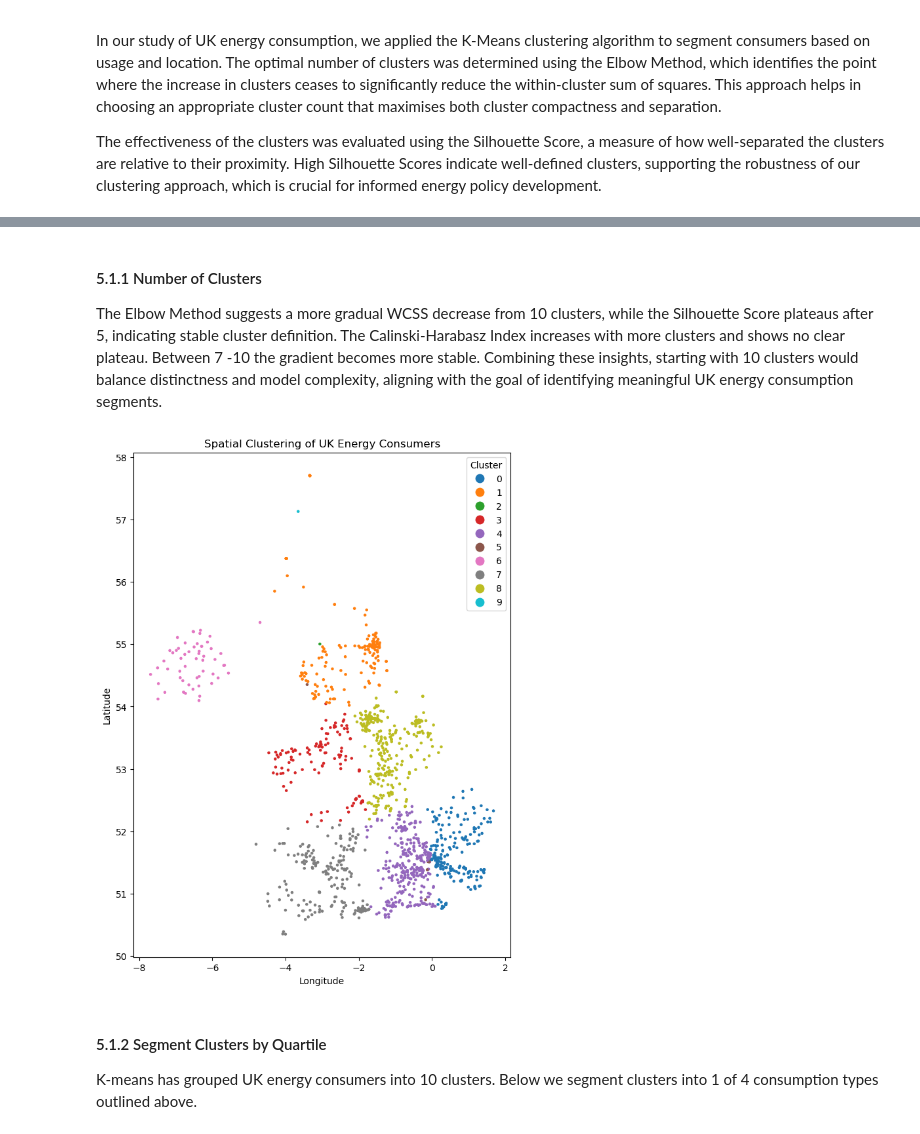
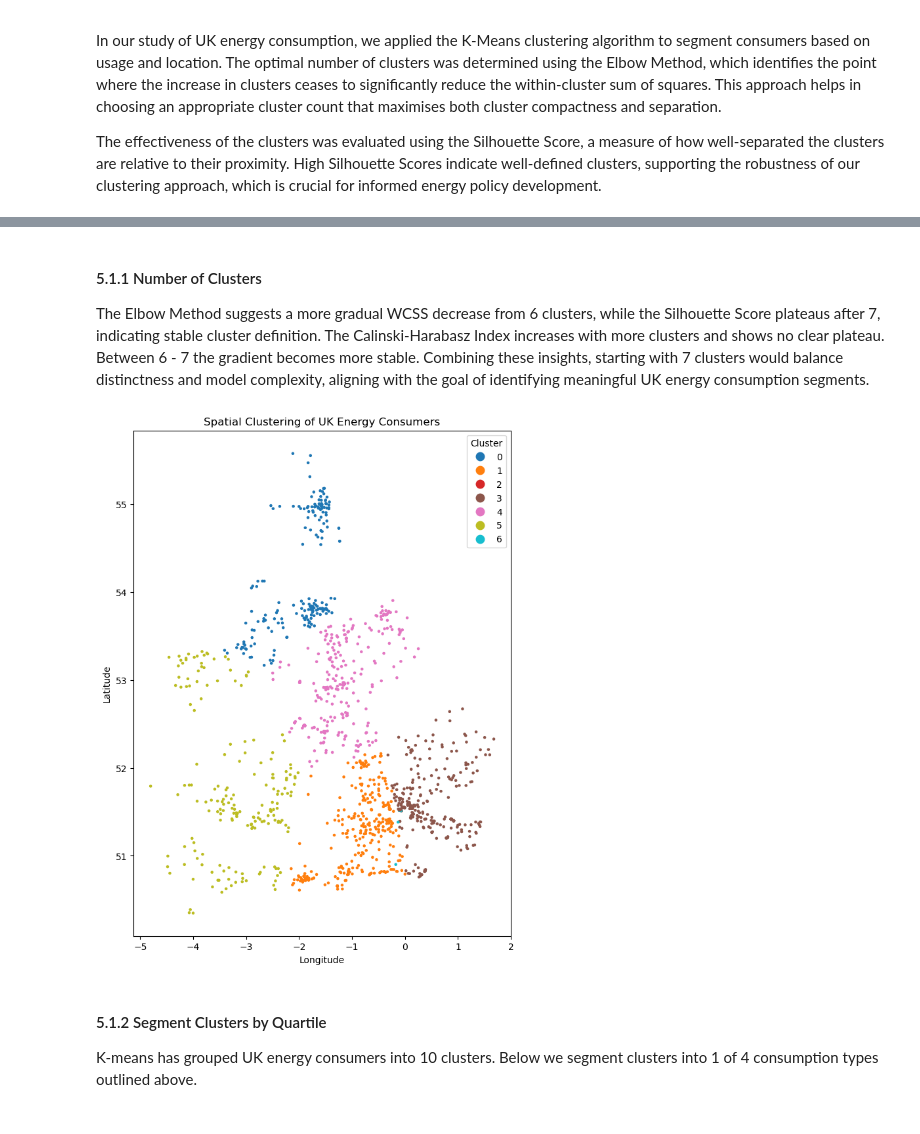
Before and after one commit to NikhilSDesai/SpatialDataScience, a Jupyter notebook: SDS_Analysis/CASA0006_FinalAssignment.ipynb, the cells around one changed output, grey strips where cells are left out. Cells and saved outputs as stored; diff of their text form; code cells hidden in the pictures.

```diff
--- a/SDS_Analysis/CASA0006_FinalAssignment.ipynb
+++ b/SDS_Analysis/CASA0006_FinalAssignment.ipynb
@@ -515,0 +525,22 @@ gdf = gpd.read_file('energycon.gpkg')
+# %%
+# here we conduct a spatial join and remove all energy consumption point data if it does not align with a LAD with socec data
+# convert CRS to EPSG:4326
+nsocec_gdf = nsocec_gdf.set_crs("EPSG:27700", allow_override=True)
+nsocec_gdf = nsocec_gdf.to_crs("EPSG:4326")
+
+# inner spatial join to keep only overlapping geometries
+joined_df = gpd.sjoin(gdf, nsocec_gdf, how='inner', predicate='intersects')
+
+# drop 'index_right0' & 'index_right1'
+joined_df.drop(columns=['index_right0', 'index_right1'], inplace=True)
+
+# head
+joined_df.head()
+
+# overlap
+points_filtered = joined_df[['geometry']].copy()
+fig, ax = plt.subplots(figsize=(10, 10))
+nsocec_gdf.plot(ax=ax, color='none', edgecolor='blue', alpha=0.5)  # polygons
+points_filtered.plot(ax=ax, color='red', markersize=5, alpha=0.7)  # points (only from join)
+plt.title('Plot of Points and Polygons Showing Overlaps')
+plt.show()
@@ -516,10 +570,10 @@ gdf = gpd.read_file('energycon.gpkg')
 # %%
 #init. values for the spatial clustering
-gdf['x'] = gdf.geometry.x
-gdf['y'] = gdf.geometry.y
+joined_df['x'] = joined_df.geometry.x
+joined_df['y'] = joined_df.geometry.y
 
 # prep data for clustering
-X = gdf[['n_gas_median_cons_kwh', 'n_elec_median_cons_kwh', 'x', 'y']]
+X = joined_df[['n_gas_median_cons_kwh', 'n_elec_median_cons_kwh', 'x', 'y']]
 
 # scale features
 scaler = StandardScaler()
@@ -581,24 +635,24 @@ plt.show()
 # %% [markdown]
 #### 5.1.1 Number of Clusters
-The Elbow Method suggests a more gradual WCSS decrease from 10 clusters, while the Silhouette Score plateaus after 5, indicating stable cluster definition. The Calinski-Harabasz Index increases with more clusters and shows no clear plateau. Between 7 -10 the gradient becomes more stable. Combining these insights, starting with 10 clusters would balance distinctness and model complexity, aligning with the goal of identifying meaningful UK energy consumption segments.
+The Elbow Method suggests a more gradual WCSS decrease from 6 clusters, while the Silhouette Score plateaus after 7, indicating stable cluster definition. The Calinski-Harabasz Index increases with more clusters and shows no clear plateau. Between 6 - 7 the gradient becomes more stable. Combining these insights, starting with 7 clusters would balance distinctness and model complexity, aligning with the goal of identifying meaningful UK energy consumption segments.
 # %%
-# 10 clusters
-optimal_clusters = 10
+# 7 clusters
+optimal_clusters = 7
 kmeans = KMeans(n_clusters=optimal_clusters, random_state=0)
 cluster_labels = kmeans.fit_predict(X_scaled)
 
 # cluster labels
-gdf['cluster'] = cluster_labels
+joined_df['cluster'] = cluster_labels
 
 fig, ax = plt.subplots(1, 1, figsize=(15, 10))
-gdf.plot(column='cluster', ax=ax, categorical=True, markersize=5, legend=True, legend_kwds={'title': "Cluster"})
+joined_df.plot(column='cluster', ax=ax, categorical=True, markersize=5, legend=True, legend_kwds={'title': "Cluster"})
 
 plt.title('Spatial Clustering of UK Energy Consumers')
 plt.xlabel('Longitude')
 plt.ylabel('Latitude')
 plt.show()
 # %% [output]
-[figure, old version]
+[figure, new version]
 # %% [markdown]
 #### 5.1.2 Segment Clusters by Quartile
 K-means has grouped UK energy consumers into 10 clusters. Below we segment clusters into 1 of 4 consumption types outlined above.
```
Also changed, not shown: parts of 17 cells of this notebook, 2 other files.
